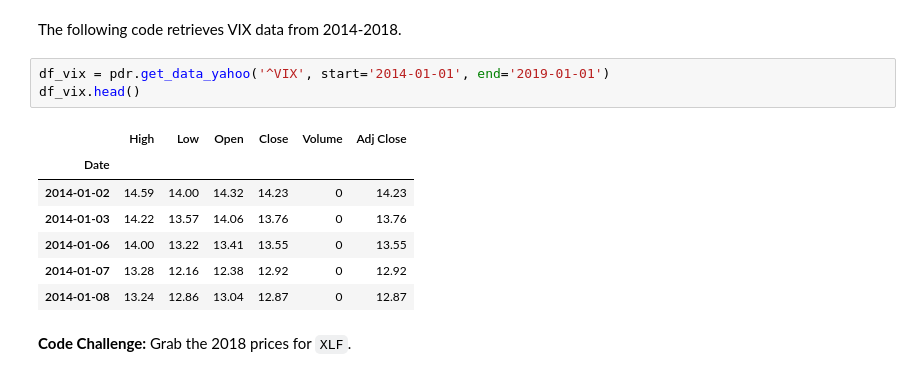
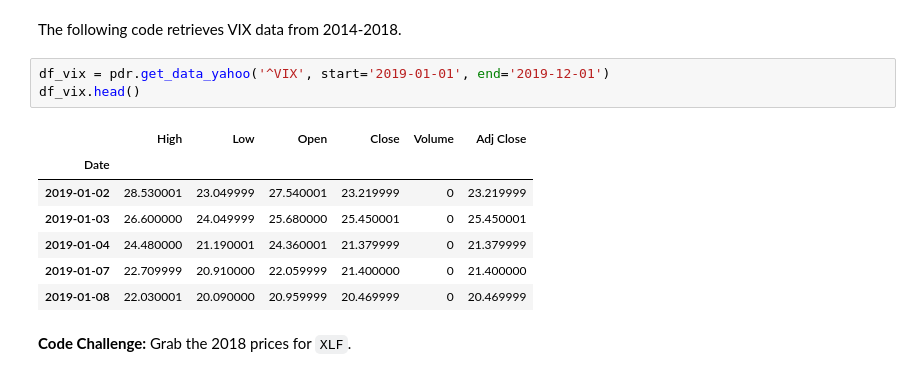
Before and after one commit to gmineo/CFA-Financial-Data-Wrangling-and-Visualization-in-Python, a Jupyter notebook: tutorial_filled/filled_tutorial_16_datareader_ver_alphavantage.ipynb, the cells around one changed output. Saved outputs shown, nothing was run; the diff lists cells and outputs as text.

```diff
--- a/tutorial_filled/filled_tutorial_16_datareader_ver_alphavantage.ipynb
+++ b/tutorial_filled/filled_tutorial_16_datareader_ver_alphavantage.ipynb
@@ -31,16 +31,16 @@ df_spy.head()
 # %% [markdown]
 The following code retrieves VIX data from 2014-2018.
 # %%
-df_vix = pdr.get_data_yahoo('^VIX', start='2014-01-01', end='2019-01-01')
+df_vix = pdr.get_data_yahoo('^VIX', start='2019-01-01', end='2019-12-01')
 df_vix.head()
 # %% [output]
 |  | High | Low | Open | Close | Volume | Adj Close |
 | Date |  |  |  |  |  |  |
-| 2014-01-02 | 14.59 | 14.00 | 14.32 | 14.23 | 0 | 14.23 |
-| 2014-01-03 | 14.22 | 13.57 | 14.06 | 13.76 | 0 | 13.76 |
-| 2014-01-06 | 14.00 | 13.22 | 13.41 | 13.55 | 0 | 13.55 |
-| 2014-01-07 | 13.28 | 12.16 | 12.38 | 12.92 | 0 | 12.92 |
-| 2014-01-08 | 13.24 | 12.86 | 13.04 | 12.87 | 0 | 12.87 |
+| 2019-01-02 | 28.530001 | 23.049999 | 27.540001 | 23.219999 | 0 | 23.219999 |
+| 2019-01-03 | 26.600000 | 24.049999 | 25.680000 | 25.450001 | 0 | 25.450001 |
+| 2019-01-04 | 24.480000 | 21.190001 | 24.360001 | 21.379999 | 0 | 21.379999 |
+| 2019-01-07 | 22.709999 | 20.910000 | 22.059999 | 21.400000 | 0 | 21.400000 |
+| 2019-01-08 | 22.030001 | 20.090000 | 20.959999 | 20.469999 | 0 | 20.469999 |
 # %% [markdown]
 **Code Challenge:** Grab the 2018 prices for `XLF`.
 # %% [markdown]
```
Also changed, not shown: parts of 16 cells of this notebook.
